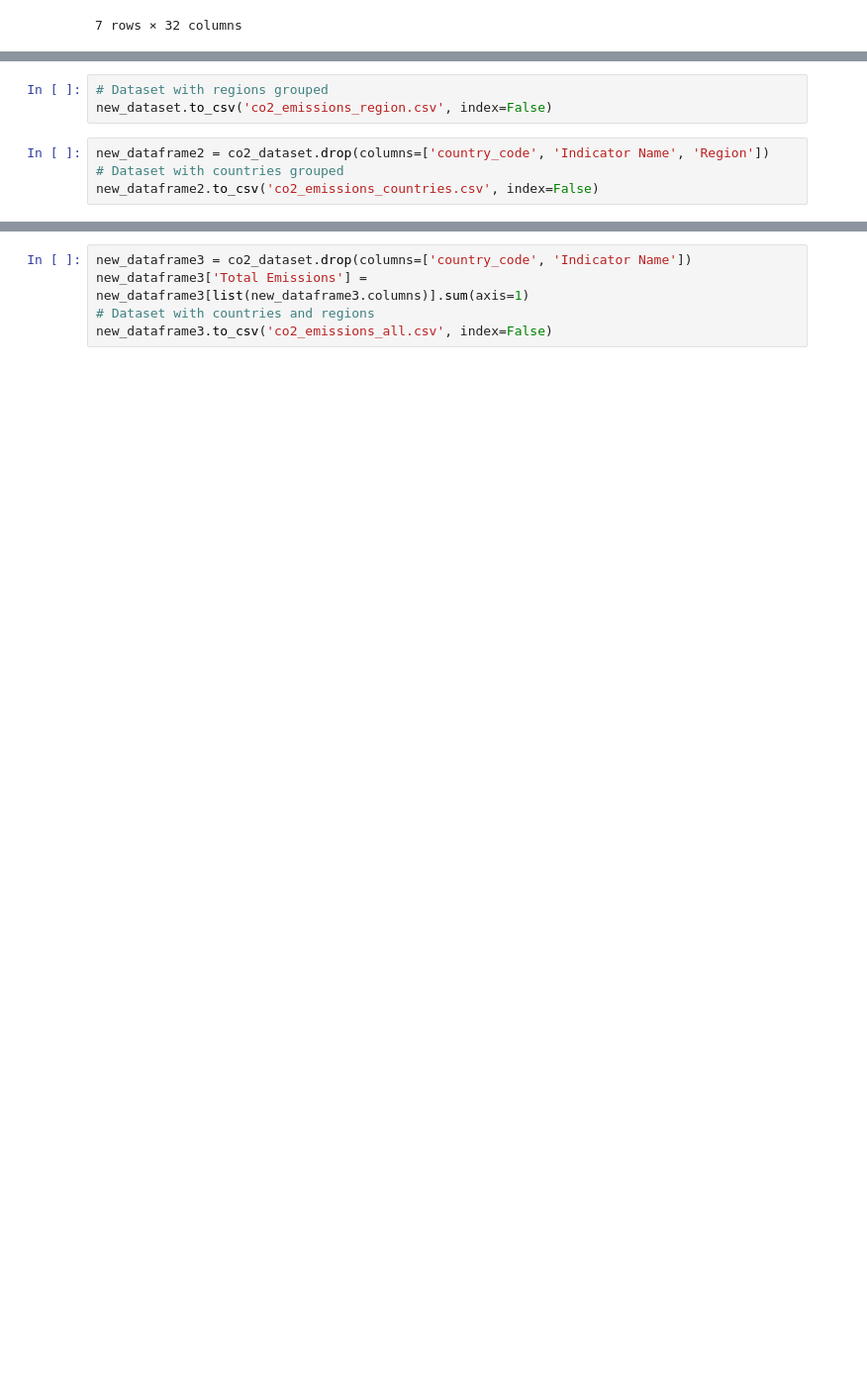
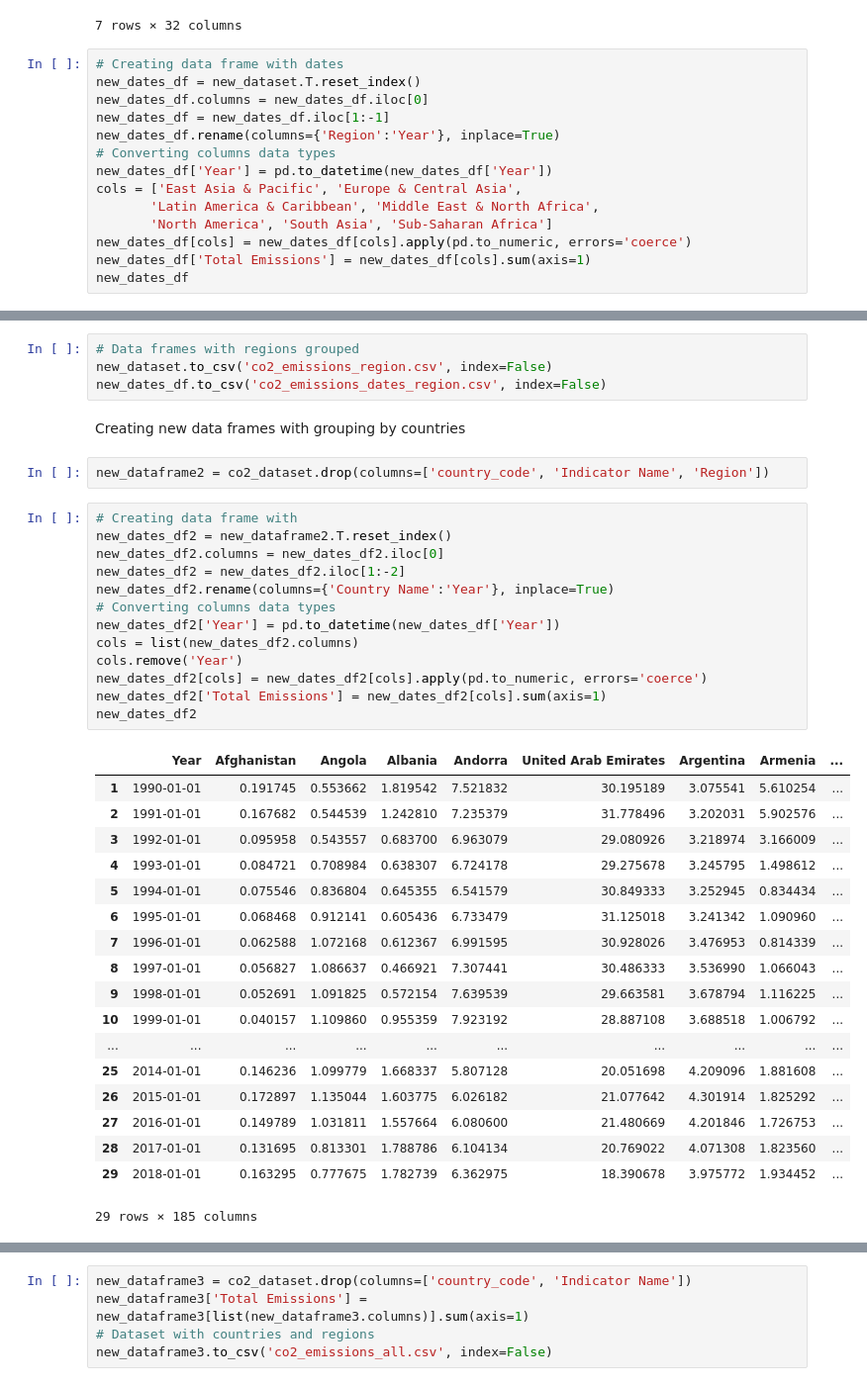
Before and after one commit to pablo-git8/Springboard-DS-Career-Track, a Jupyter notebook: Unit20-3_Craft_Story/Dataset_Storytelling.ipynb, the cells around one changed output, grey strips where cells are left out. Shown: that part at 99% size. Saved outputs shown, nothing was run; the diff lists cells and outputs as text; blank space fills up the shorter version.

Commit message:
Creating new csv files for visualization

```diff
--- a/Unit20-3_Craft_Story/Dataset_Storytelling.ipynb
+++ b/Unit20-3_Craft_Story/Dataset_Storytelling.ipynb
@@ -92,3 +105,17 @@ new_dataset
 | 5 | South Asia | 2.636176 | 2.723893 | 3.037818 | 2.952127 | 3.023854 | 3.375510 | 3.661086 | 3.896621 | 3.772312 | ... | ... |
 | 6 | Sub-Saharan Africa | 27.117814 | 27.625659 | 29.435103 | 29.132057 | 28.787870 | 29.691015 | 31.046645 | 32.271409 | 34.178591 | ... | ... |
 7 rows × 32 columns
+# %%
+# Creating data frame with dates
+new_dates_df = new_dataset.T.reset_index()
+new_dates_df.columns = new_dates_df.iloc[0]
+new_dates_df = new_dates_df.iloc[1:-1]
+new_dates_df.rename(columns={'Region':'Year'}, inplace=True)
+# Converting columns data types
+new_dates_df['Year'] = pd.to_datetime(new_dates_df['Year'])
+cols = ['East Asia & Pacific', 'Europe & Central Asia',
+       'Latin America & Caribbean', 'Middle East & North Africa',
+       'North America', 'South Asia', 'Sub-Saharan Africa']
+new_dates_df[cols] = new_dates_df[cols].apply(pd.to_numeric, errors='coerce')
+new_dates_df['Total Emissions'] = new_dates_df[cols].sum(axis=1)
+new_dates_df
@@ -95,7 +142,40 @@ new_dataset
 # %%
-# Dataset with regions grouped
+# Data frames with regions grouped
 new_dataset.to_csv('co2_emissions_region.csv', index=False)
+new_dates_df.to_csv('co2_emissions_dates_region.csv', index=False)
+# %% [markdown]
+Creating new data frames with grouping by countries
 # %%
 new_dataframe2 = co2_dataset.drop(columns=['country_code', 'Indicator Name', 'Region'])
-# Dataset with countries grouped
-new_dataframe2.to_csv('co2_emissions_countries.csv', index=False)
+# %%
+# Creating data frame with
+new_dates_df2 = new_dataframe2.T.reset_index()
+new_dates_df2.columns = new_dates_df2.iloc[0]
+new_dates_df2 = new_dates_df2.iloc[1:-2]
+new_dates_df2.rename(columns={'Country Name':'Year'}, inplace=True)
+# Converting columns data types
+new_dates_df2['Year'] = pd.to_datetime(new_dates_df['Year'])
+cols = list(new_dates_df2.columns)
+cols.remove('Year')
+new_dates_df2[cols] = new_dates_df2[cols].apply(pd.to_numeric, errors='coerce')
+new_dates_df2['Total Emissions'] = new_dates_df2[cols].sum(axis=1)
+new_dates_df2
+# %% [output]
+|  | Year | Afghanistan | Angola | Albania | Andorra | United Arab Emirates | Argentina | Armenia | ... |
+| 1 | 1990-01-01 | 0.191745 | 0.553662 | 1.819542 | 7.521832 | 30.195189 | 3.075541 | 5.610254 | ... |
+| 2 | 1991-01-01 | 0.167682 | 0.544539 | 1.242810 | 7.235379 | 31.778496 | 3.202031 | 5.902576 | ... |
+| 3 | 1992-01-01 | 0.095958 | 0.543557 | 0.683700 | 6.963079 | 29.080926 | 3.218974 | 3.166009 | ... |
+| 4 | 1993-01-01 | 0.084721 | 0.708984 | 0.638307 | 6.724178 | 29.275678 | 3.245795 | 1.498612 | ... |
+| 5 | 1994-01-01 | 0.075546 | 0.836804 | 0.645355 | 6.541579 | 30.849333 | 3.252945 | 0.834434 | ... |
+| 6 | 1995-01-01 | 0.068468 | 0.912141 | 0.605436 | 6.733479 | 31.125018 | 3.241342 | 1.090960 | ... |
+| 7 | 1996-01-01 | 0.062588 | 1.072168 | 0.612367 | 6.991595 | 30.928026 | 3.476953 | 0.814339 | ... |
+| 8 | 1997-01-01 | 0.056827 | 1.086637 | 0.466921 | 7.307441 | 30.486333 | 3.536990 | 1.066043 | ... |
+| 9 | 1998-01-01 | 0.052691 | 1.091825 | 0.572154 | 7.639539 | 29.663581 | 3.678794 | 1.116225 | ... |
+| 10 | 1999-01-01 | 0.040157 | 1.109860 | 0.955359 | 7.923192 | 28.887108 | 3.688518 | 1.006792 | ... |
+| ... | ... | ... | ... | ... | ... | ... | ... | ... | ... |
+| 25 | 2014-01-01 | 0.146236 | 1.099779 | 1.668337 | 5.807128 | 20.051698 | 4.209096 | 1.881608 | ... |
+| 26 | 2015-01-01 | 0.172897 | 1.135044 | 1.603775 | 6.026182 | 21.077642 | 4.301914 | 1.825292 | ... |
+| 27 | 2016-01-01 | 0.149789 | 1.031811 | 1.557664 | 6.080600 | 21.480669 | 4.201846 | 1.726753 | ... |
+| 28 | 2017-01-01 | 0.131695 | 0.813301 | 1.788786 | 6.104134 | 20.769022 | 4.071308 | 1.823560 | ... |
+| 29 | 2018-01-01 | 0.163295 | 0.777675 | 1.782739 | 6.362975 | 18.390678 | 3.975772 | 1.934452 | ... |
+29 rows × 185 columns
```
Also changed, not shown: parts of 21 cells of this notebook.
